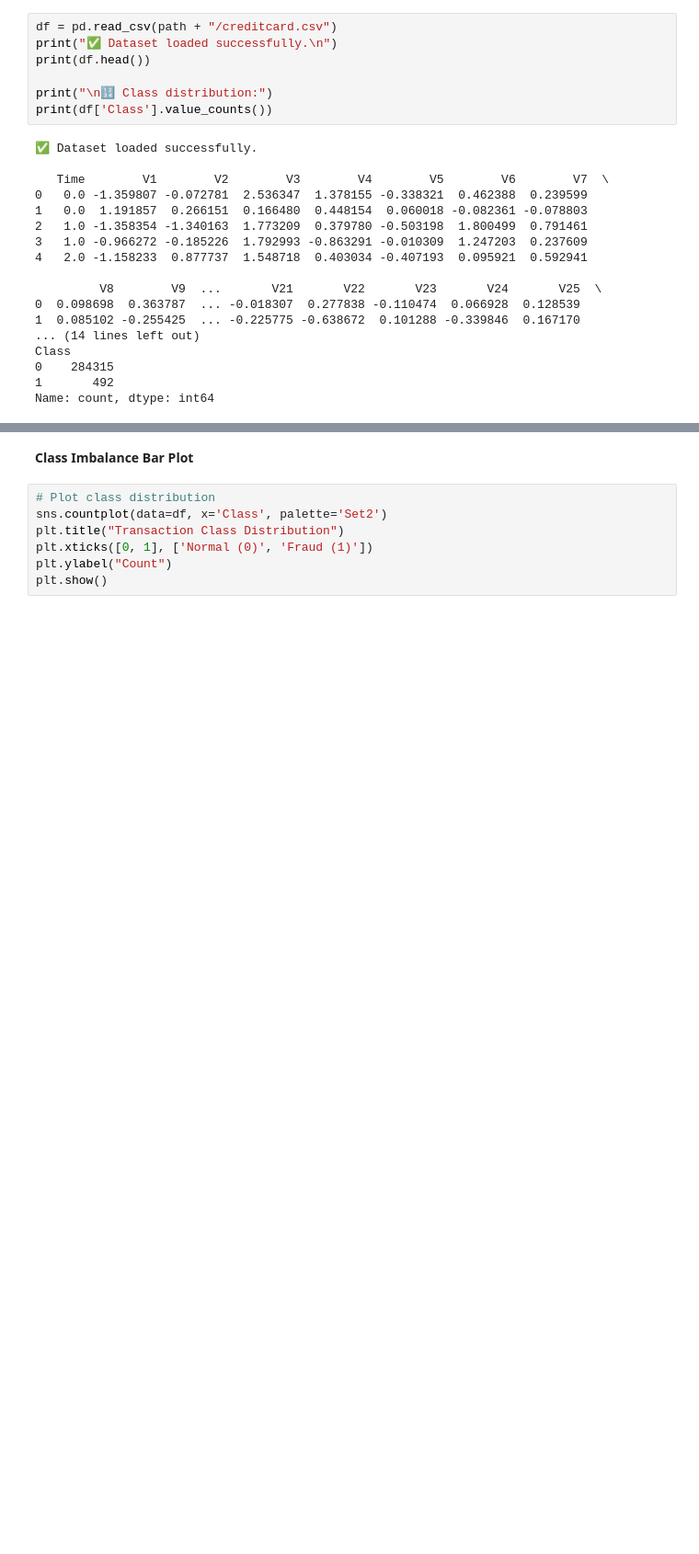
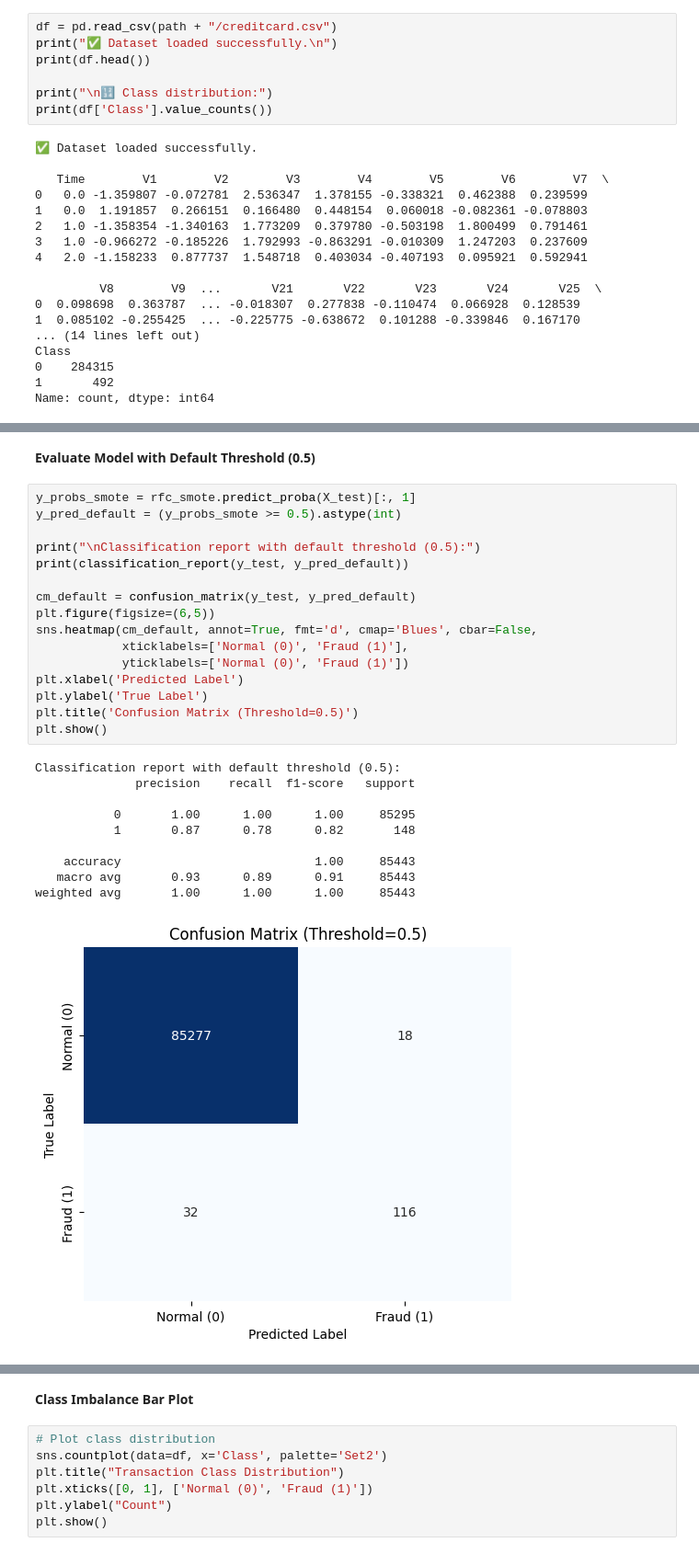
Before and after one commit to Anton3090/fraud-detection-random-forest, a Jupyter notebook: ai-fraud-detection-system.ipynb, the cells around one changed output, grey strips where cells are left out. Shown: that part at 92% size. Drawn from its saved outputs; the diff is of its cells as text; blank space fills up the shorter version.

Commit message:
Kaggle Notebook | AI FRAUD DETECTION SYSTEM  | Version 3

```diff
--- a/ai-fraud-detection-system.ipynb
+++ b/ai-fraud-detection-system.ipynb
@@ -124,0 +134,29 @@ weighted avg       1.00      1.00      1.00     85443
+# %% [markdown]
+**Evaluate Model with Default Threshold (0.5)**
+# %%
+y_probs_smote = rfc_smote.predict_proba(X_test)[:, 1]
+y_pred_default = (y_probs_smote >= 0.5).astype(int)
+
+print("\nClassification report with default threshold (0.5):")
+print(classification_report(y_test, y_pred_default))
+
+cm_default = confusion_matrix(y_test, y_pred_default)
+plt.figure(figsize=(6,5))
+sns.heatmap(cm_default, annot=True, fmt='d', cmap='Blues', cbar=False,
+            xticklabels=['Normal (0)', 'Fraud (1)'],
+            yticklabels=['Normal (0)', 'Fraud (1)'])
+plt.xlabel('Predicted Label')
+plt.ylabel('True Label')
+plt.title('Confusion Matrix (Threshold=0.5)')
+plt.show()
+# %% [output]
+Classification report with default threshold (0.5):
+              precision    recall  f1-score   support
+
+           0       1.00      1.00      1.00     85295
+           1       0.87      0.78      0.82       148
+
+    accuracy                           1.00     85443
+   macro avg       0.93      0.89      0.91     85443
+weighted avg       1.00      1.00      1.00     85443
+[figure, added]
```
Also changed, not shown: parts of 19 cells of this notebook.
